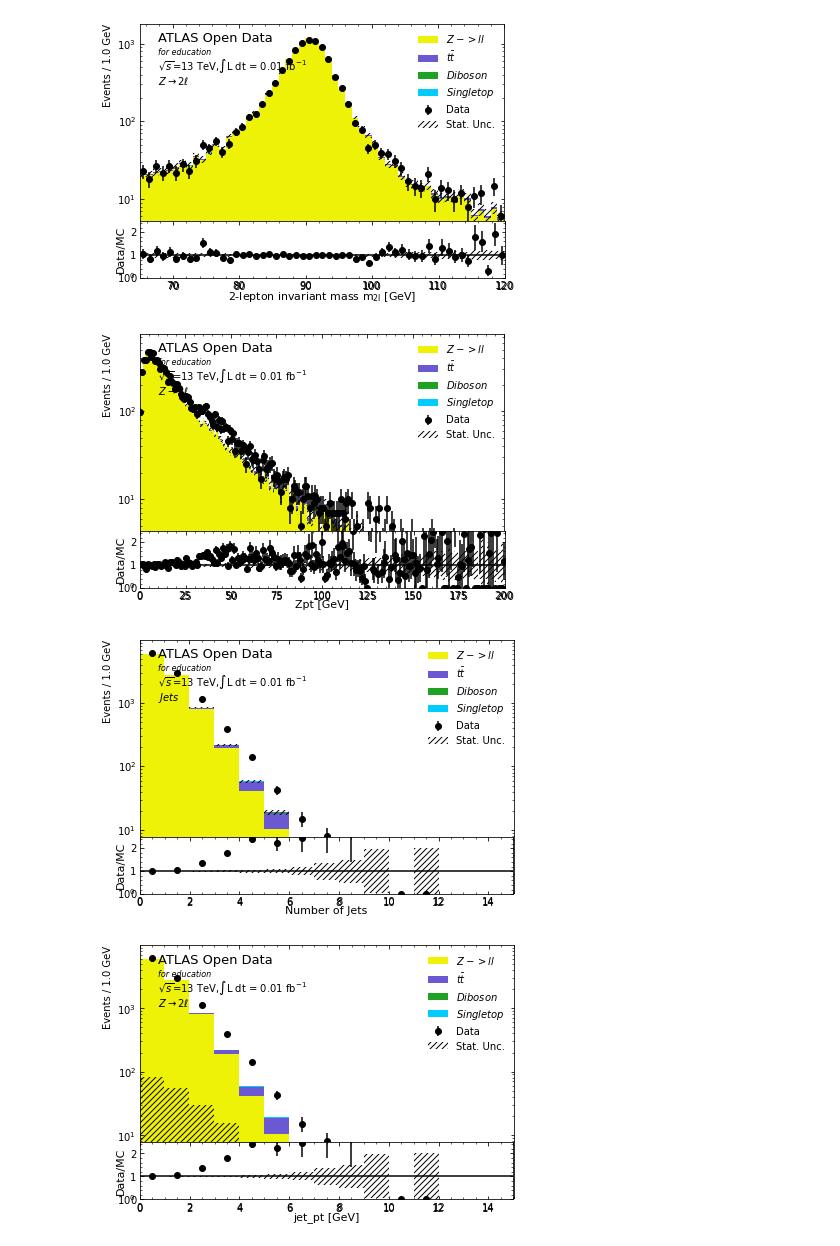
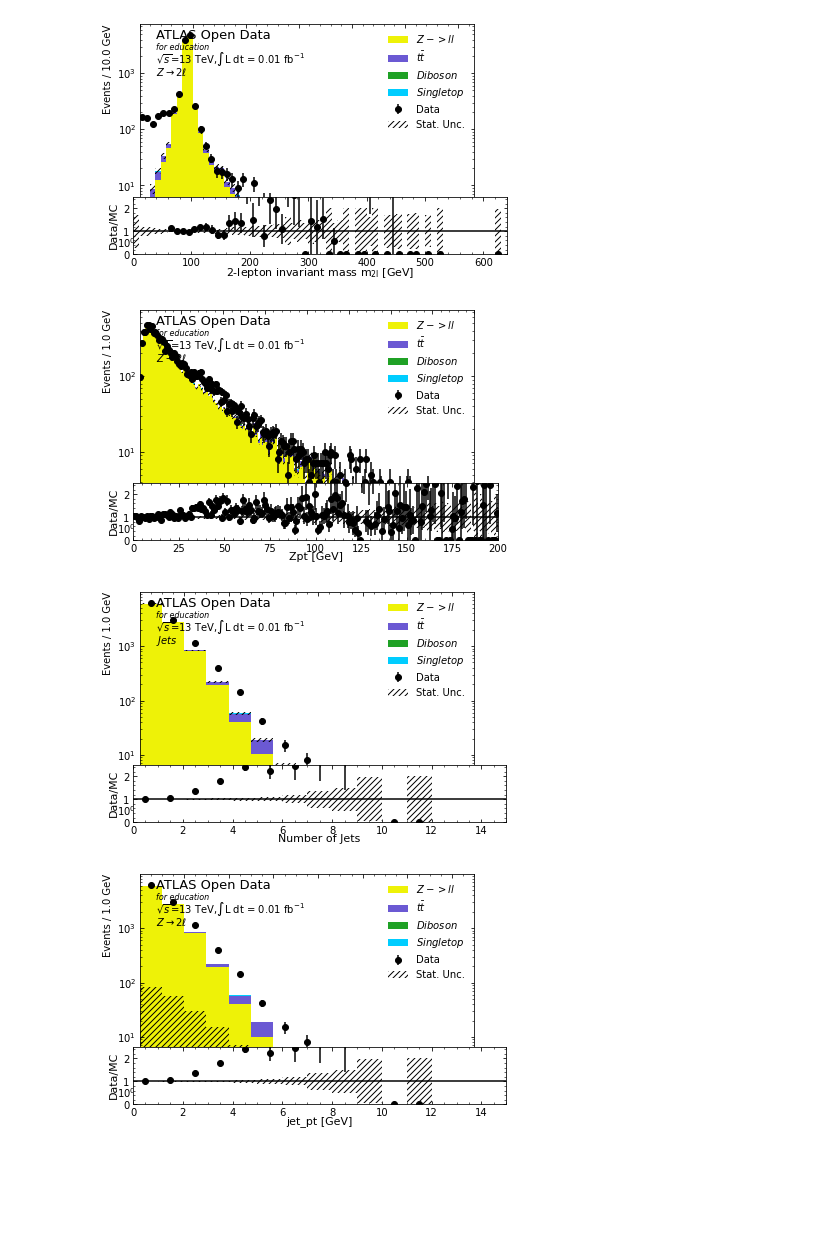
Before and after one commit to NikosKam/Z-ll, a Jupyter notebook: Z-ll.ipynb, the cells around one changed output. Drawn from its saved outputs; the diff is of its cells as text; code cells hidden in the pictures; blank space fills up the shorter version.

```diff
--- a/Z-ll.ipynb
+++ b/Z-ll.ipynb
@@ -261,9 +261,9 @@ Time taken: 60.7s
 
 def plot_data(data):
 
-    xmin = 65 * GeV
-    xmax = 120 * GeV
-    step_size = 1 * GeV
+    xmin = 0 * GeV
+    xmax = np.max(ak.to_numpy(data['data']['mll'])) * GeV
+    step_size = 10 * GeV
 
     bin_edges = np.arange(start=xmin, # The interval includes this value
                      stop=xmax+step_size, # The interval doesn't include this value
@@ -379,35 +379,35 @@ def plot_data(data):
     #logarithmic y-axis
     main_axes.set_yscale('log')
 
 
 
     # *************
     # Data/MC ratio
     # *************
-    plt.axes([0.11,0.08,0.845,0.2]) #(left, bottom, width, height)
+    plt.axes([0.11,0.08,0.865,0.2]) #(left, bottom, width, height)
     ratio_axes = plt.gca()
     ratio_axes.errorbar( x=bin_centres, y=data_x/mc_x_tot, yerr=data_x_errors/mc_x_tot, fmt='ko')
     ratio_axes.bar(bin_centres,2*mc_x_err/mc_x_tot,bottom=1-mc_x_err/mc_x_tot,alpha=0.5,color='none',
         hatch="////",width=step_size)
     ratio_axes.plot(bin_edges,np.ones(len(bin_edges)),color='k')
     ratio_axes.set_xlim(left=xmin,right=bin_edges[-1])
     ratio_axes.xaxis.set_minor_locator(AutoMinorLocator()) # separation of x axis minor ticks
     ratio_axes.xaxis.set_label_coords(0.9,-0.2) # (x,y) of x axis label # 0.2 down from x axis
     ratio_axes.set_xlabel(r'2-lepton invariant mass $\mathrm{m_{2l}}$ [GeV]',fontname='sans-serif',fontsize=11)
     ratio_axes.tick_params(which='both',direction='in',top=True,labeltop=False,right=True,labelright=False)
     ratio_axes.set_ylim(bottom=0,top=2.5)
     ratio_axes.set_yticks([0,1,2])
     ratio_axes.yaxis.set_minor_locator(AutoMinorLocator())
     ratio_axes.set_ylabel(r'Data/MC',fontname='sans-serif',fontsize=11)
 
     return
 
 plot_data(data)
 plt.savefig("mll.png")
 plt.savefig("mll.pdf")
 plt.show()
 # %% [output]
-[figure, old version]
+[figure, new version]
 # %%
 #Plotting Zpt
 
@@ -557,7 +557,7 @@ plt.savefig("Zpt.png")
 plt.savefig("Zpt.pdf")
 plt.show()
 # %% [output]
-[figure, old version]
+[figure, new version]
 # %%
 #Plotting number of jets
 
@@ -708,7 +708,7 @@ plt.savefig("Number of Jets.png")
 plt.savefig("Number of Jets.pdf")
 plt.show()
 # %% [output]
-[figure, old version]
+[figure, new version]
 # %%
 #Plotting leading jet pt
 
@@ -860,4 +860,4 @@ plt.savefig("Jet pt.png")
 plt.savefig("Jet pt.pdf")
 plt.show()
 # %% [output]
-[figure, old version]
+[figure, new version]
```
Also changed, not shown: parts of 1 cell of this notebook.
